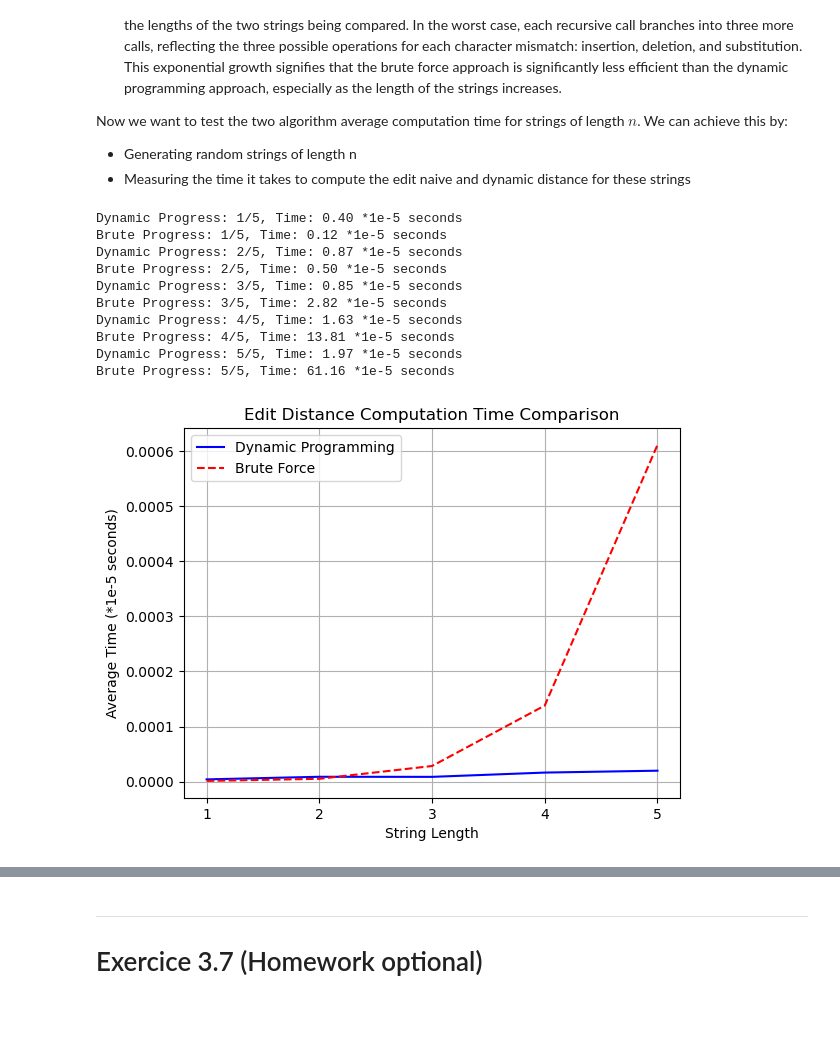
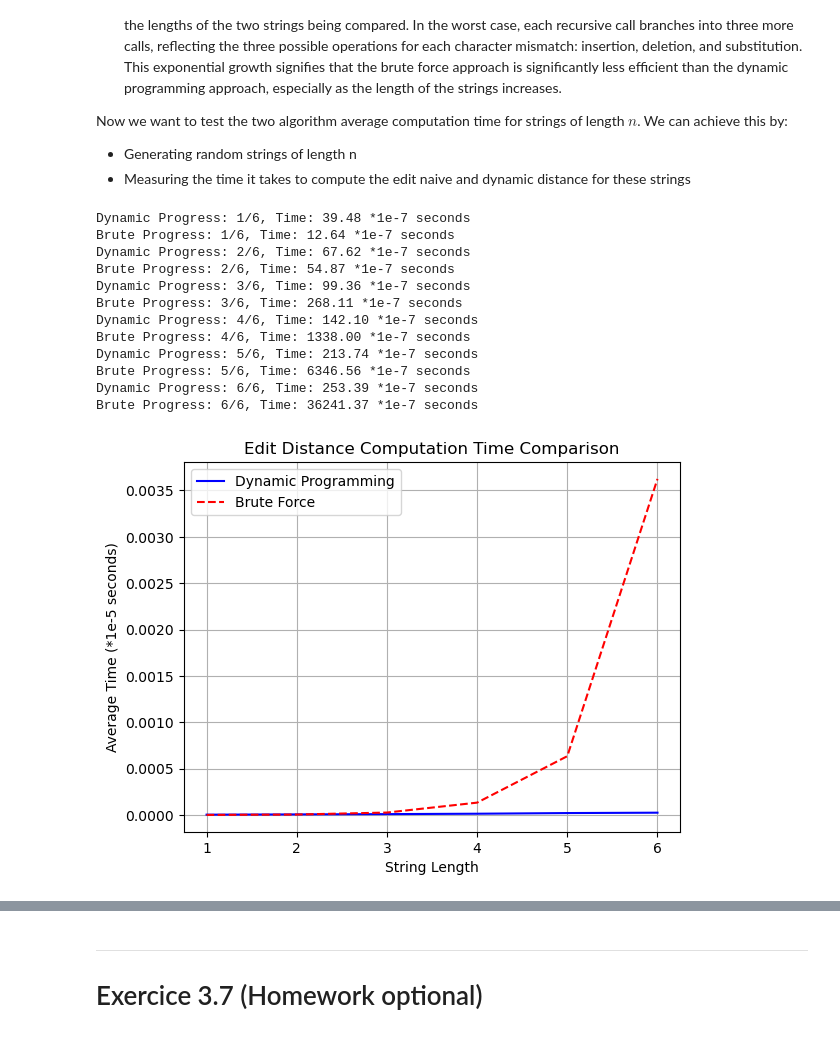
Before and after one commit to mohamedbenslimane1/Efficient-Algorithms-for-Edit-Distance-Calculation-and-Spatial-Data-Organization, a Jupyter notebook: Benslimane_Mohamed_Homework_2.ipynb, the cells around one changed output, grey strips where cells are left out. Cells and saved outputs as stored; diff of their text form; code cells hidden in the pictures.

```diff
--- a/Benslimane_Mohamed_Homework_2.ipynb
+++ b/Benslimane_Mohamed_Homework_2.ipynb
@@ -25,7 +25,7 @@ np.random.seed(2023)
 
 ##### Implement a function that computes the edit distance using the DYNAMIC programming approach.
 # %%
-def edit_distance(s1, s2):
+def edit_distance_dynamic(s1, s2):
     m, n = len(s1), len(s2)
 
     # This matrix will store the computed edit distances for all prefixes of a and b.
@@ -126,12 +128,12 @@ Now we want to test the two algorithm average computation time for strings of le
 - Generating random strings of length n
 - Measuring the time it takes to compute the edit naive and dynamic distance for these strings
 # %%
-# Note: Executing these functions for large lengths will take a considerable amount of time! (~30min)
+# Note: Executing these functions for large lengths will take a considerable amount of time! (>30min)
 
 def random_string(length):
     return ''.join(random.choice(string.ascii_lowercase) for _ in range(length))
 
-def average_time_for_length(n, min_samples=10**5, max_samples=10**6):
+def average_time_for_length_dynamic(n, min_samples=10**5, max_samples=10**6):
     total_time = 0
     samples = random.randint(min_samples, max_samples)  # Number of samples randomly between 10^5 and 10^6
     for _ in range(samples):
@@ -139,25 +141,7 @@ def average_time_for_length(n, min_samples=10**5, max_samples=10**6):
         s2 = random_string(n)
 
         start_time = time.time()
-        _ = edit_distance(s1, s2)
-        total_time += time.time() - start_time
-
-    return total_time / samples
-
-# Note: Executing these functions for large lengths will take a considerable amount of time! (~30min)
-
-def random_string(length):
-    return ''.join(random.choice(string.ascii_lowercase) for _ in range(length))
-
-def average_time_for_length(n, min_samples=10**5, max_samples=10**6):
-    total_time = 0
-    samples = random.randint(min_samples, max_samples)  # Number of samples randomly between 10^5 and 10^6
-    for _ in range(samples):
-        s1 = random_string(n)
-        s2 = random_string(n)
-
-        start_time = time.time()
-        _ = edit_distance(s1, s2)
+        _ = edit_distance_dynamic(s1, s2)
         total_time += time.time() - start_time
 
     return total_time / samples
@@ -178,48 +162,50 @@ def average_time_for_length_brute(n, min_samples, max_samples):
 def plot_times_combined(max_length, min_samples_dynamic, max_samples_dynamic):
     lengths = range(1, max_length + 1)
     times_dynamic = []
     times_brute = []
     for n in lengths:
         # Calculate time for dynamic algorithm
-        dynamic_time = average_time_for_length(n, min_samples_dynamic, max_samples_dynamic)
+        dynamic_time = average_time_for_length_dynamic(n, min_samples_dynamic, max_samples_dynamic)
         times_dynamic.append(dynamic_time)
-        print(f"Dynamic Progress: {n}/{max_length}, Time: {dynamic_time * 1e5:.2f} *1e-5 seconds")
+        print(f"Dynamic Progress: {n}/{max_length}, Time: {dynamic_time * 1e7:.2f} *1e-7 seconds")
 
         # Calculate time for brute force algorithm
         brute_time = average_time_for_length_brute(n, min_samples_dynamic, max_samples_dynamic)
         times_brute.append(brute_time)
-        print(f"Brute Progress: {n}/{max_length}, Time: {brute_time * 1e5:.2f} *1e-5 seconds")
+        print(f"Brute Progress: {n}/{max_length}, Time: {brute_time * 1e7:.2f} *1e-7 seconds")
 
     # Plot the results
     plt.plot(lengths, times_dynamic, label='Dynamic Programming', color='blue')
     plt.plot(lengths, times_brute, label='Brute Force', color='red', linestyle='--')
     plt.xticks(lengths)
     plt.xlabel('String Length')
     plt.ylabel('Average Time (*1e-5 seconds)')
     plt.title('Edit Distance Computation Time Comparison')
     plt.legend()
     plt.grid(True)
     plt.show()
 
 # Setting the parameters
 min_samples_dynamic = 10**5
 max_samples_dynamic = 10**6
 
 
 # Call the combined plot function
-plot_times_combined(5, min_samples_dynamic, max_samples_dynamic)  # Plotting up to a string length of 10
+plot_times_combined(6, min_samples_dynamic, max_samples_dynamic)  # Plotting up to a string length of 6
 # %% [output]
-Dynamic Progress: 1/5, Time: 0.40 *1e-5 seconds
-Brute Progress: 1/5, Time: 0.12 *1e-5 seconds
-Dynamic Progress: 2/5, Time: 0.87 *1e-5 seconds
-Brute Progress: 2/5, Time: 0.50 *1e-5 seconds
-Dynamic Progress: 3/5, Time: 0.85 *1e-5 seconds
-Brute Progress: 3/5, Time: 2.82 *1e-5 seconds
-Dynamic Progress: 4/5, Time: 1.63 *1e-5 seconds
-Brute Progress: 4/5, Time: 13.81 *1e-5 seconds
-Dynamic Progress: 5/5, Time: 1.97 *1e-5 seconds
-Brute Progress: 5/5, Time: 61.16 *1e-5 seconds
+Dynamic Progress: 1/6, Time: 39.48 *1e-7 seconds
+Brute Progress: 1/6, Time: 12.64 *1e-7 seconds
+Dynamic Progress: 2/6, Time: 67.62 *1e-7 seconds
+Brute Progress: 2/6, Time: 54.87 *1e-7 seconds
+Dynamic Progress: 3/6, Time: 99.36 *1e-7 seconds
+Brute Progress: 3/6, Time: 268.11 *1e-7 seconds
+Dynamic Progress: 4/6, Time: 142.10 *1e-7 seconds
+Brute Progress: 4/6, Time: 1338.00 *1e-7 seconds
+Dynamic Progress: 5/6, Time: 213.74 *1e-7 seconds
+Brute Progress: 5/6, Time: 6346.56 *1e-7 seconds
+Dynamic Progress: 6/6, Time: 253.39 *1e-7 seconds
+Brute Progress: 6/6, Time: 36241.37 *1e-7 seconds
-[figure, old version]
+[figure, new version]
 # %% [markdown]
 
 ### 1. Interpretation:
```
Also changed, not shown: parts of 6 cells of this notebook.
